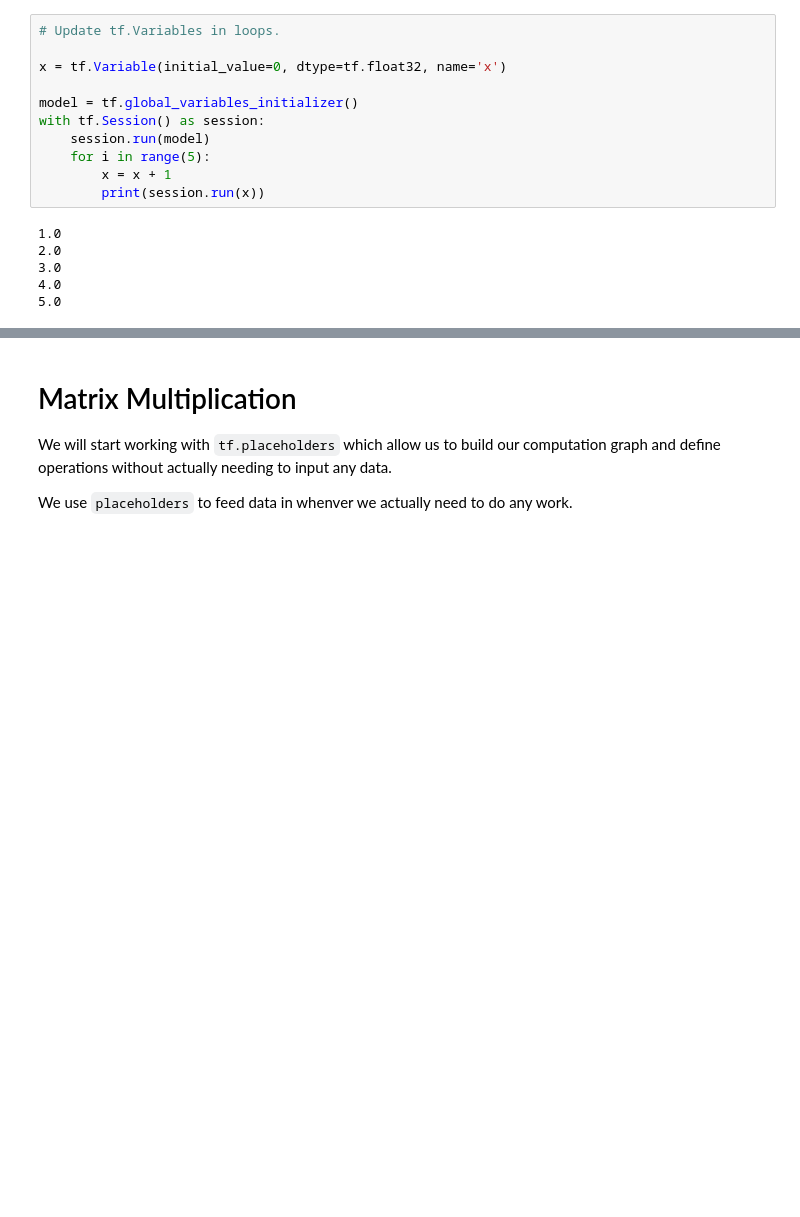
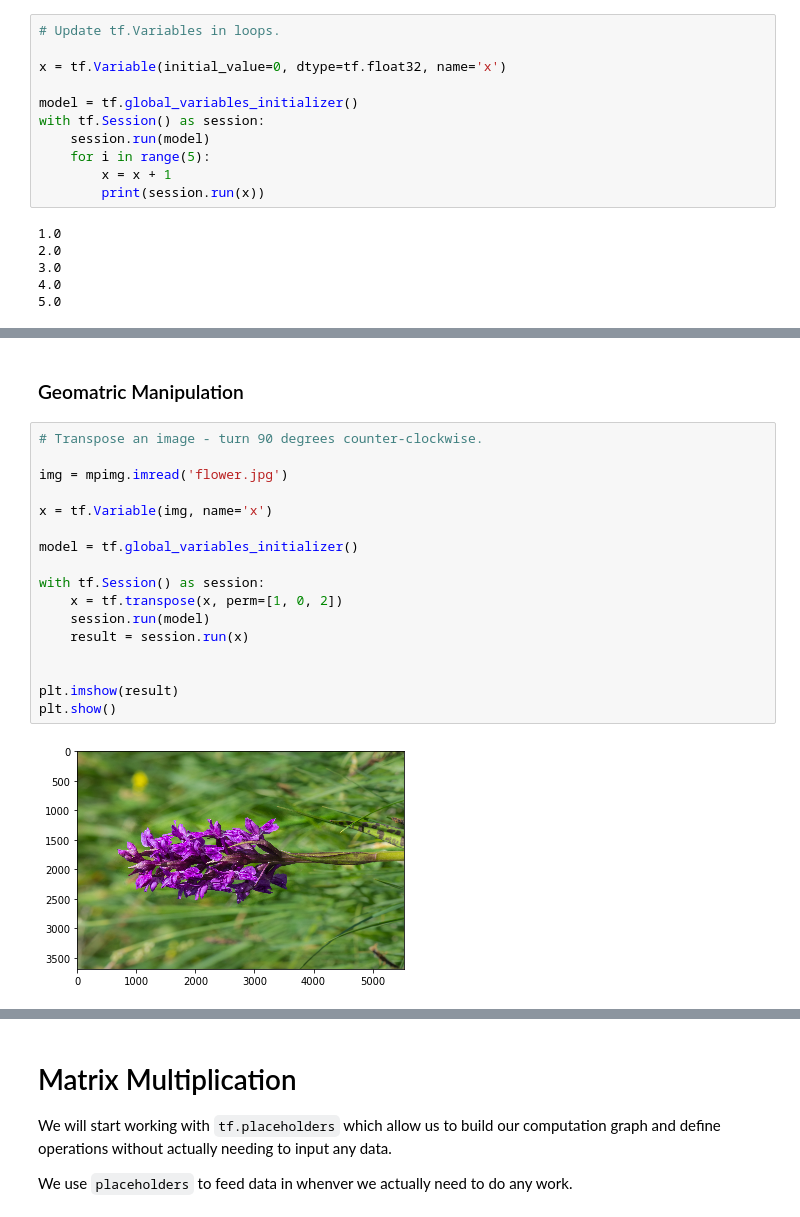
Before and after one commit to alejandrox1/numerical_computing, a Jupyter notebook: ML/supervised/00-frameworks/Tensorflow.ipynb, the cells around one changed output, grey strips where cells are left out. Saved outputs shown, nothing was run; the diff lists cells and outputs as text; blank space fills up the shorter version.

```diff
--- a/ML/supervised/00-frameworks/Tensorflow.ipynb
+++ b/ML/supervised/00-frameworks/Tensorflow.ipynb
@@ -120,0 +137,21 @@ Tensor("x_14:0", shape=(), dtype=float32)
+# %% [markdown]
+### Geomatric Manipulation
+# %%
+# Transpose an image - turn 90 degrees counter-clockwise.
+
+img = mpimg.imread('flower.jpg')
+
+x = tf.Variable(img, name='x')
+
+model = tf.global_variables_initializer()
+
+with tf.Session() as session:
+    x = tf.transpose(x, perm=[1, 0, 2])
+    session.run(model)
+    result = session.run(x)
+
+
+plt.imshow(result)
+plt.show()
+# %% [output]
+[figure, added]
```
Also changed, not shown: parts of 13 cells of this notebook.
